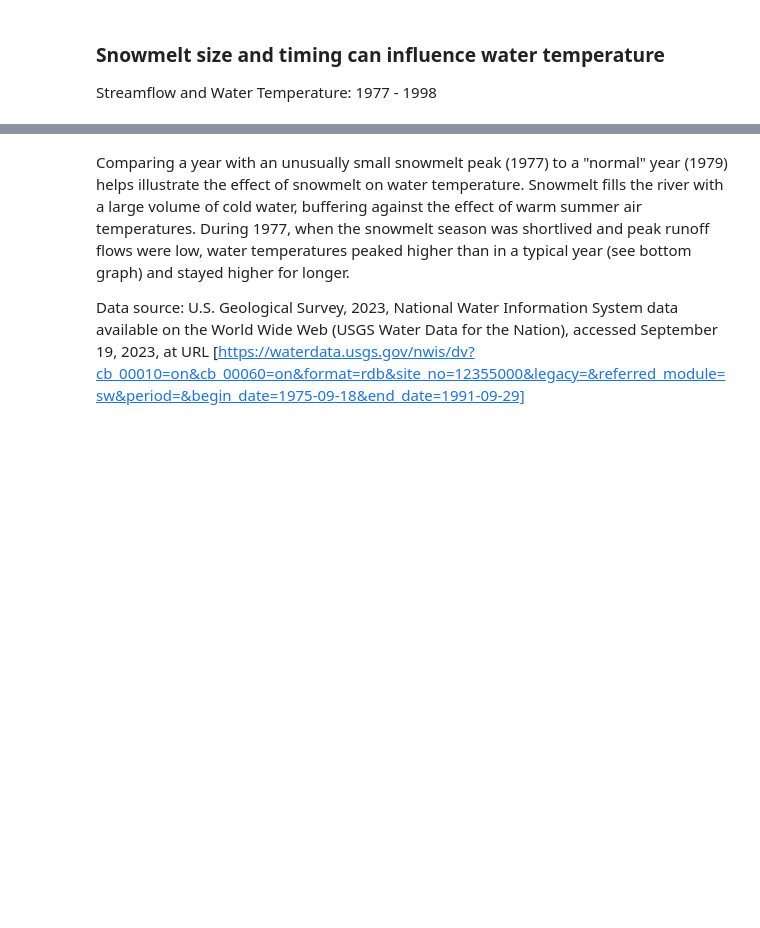
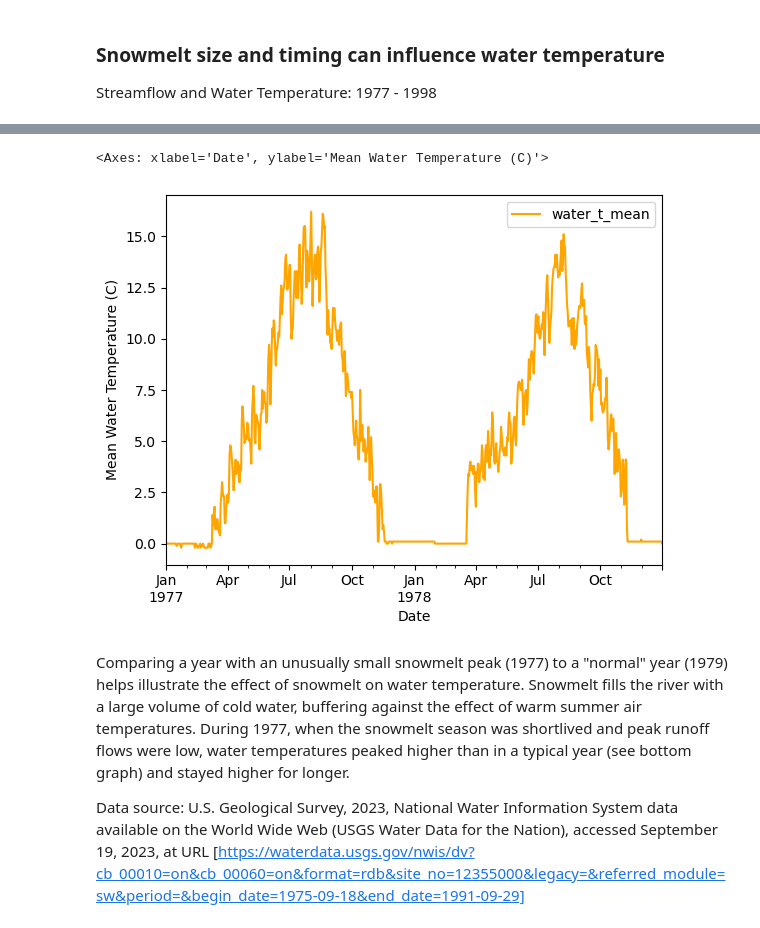
Before and after one commit to thku8507/thku8507.github.io, a Jupyter notebook: Notebooks/North_Fork_Flathead.ipynb, the cells around one changed output, grey strips where cells are left out. Drawn from its saved outputs; the diff is of its cells as text; code cells hidden in the pictures; blank space fills up the shorter version.

```diff
--- a/Notebooks/North_Fork_Flathead.ipynb
+++ b/Notebooks/North_Fork_Flathead.ipynb
@@ -106,3 +114,5 @@ flathead_77to78_q_df.hvplot(y = 'streamflow_cfs')
 # %%
-flathead_77to78_q_df.hvplot(y = 'water_t_mean', color = 'orange')
+flathead_77to78_q_df.plot(y = 'water_t_mean', xlabel = 'Date',
+                          ylabel = 'Mean Water Temperature (C)',
+                          color = 'orange')
 # %% [output]
@@ -110,3 +119,5 @@ flathead_77to78_q_df.hvplot(y = 'water_t_mean', color = 'orange')
+<Axes: xlabel='Date', ylabel='Mean Water Temperature (C)'>
+[figure, added]
 # %% [markdown]
 Comparing a year with an unusually small snowmelt peak (1977) to a "normal" year (1979) helps illustrate the effect of snowmelt on water temperature. Snowmelt fills the river with a large volume of cold water, buffering against the effect of warm summer air temperatures. During 1977, when the snowmelt season was shortlived and peak runoff flows were low, water temperatures peaked higher than in a typical year (see bottom graph) and stayed higher for longer.
 
```
Also changed, not shown: parts of 6 cells of this notebook, 1 other file.
